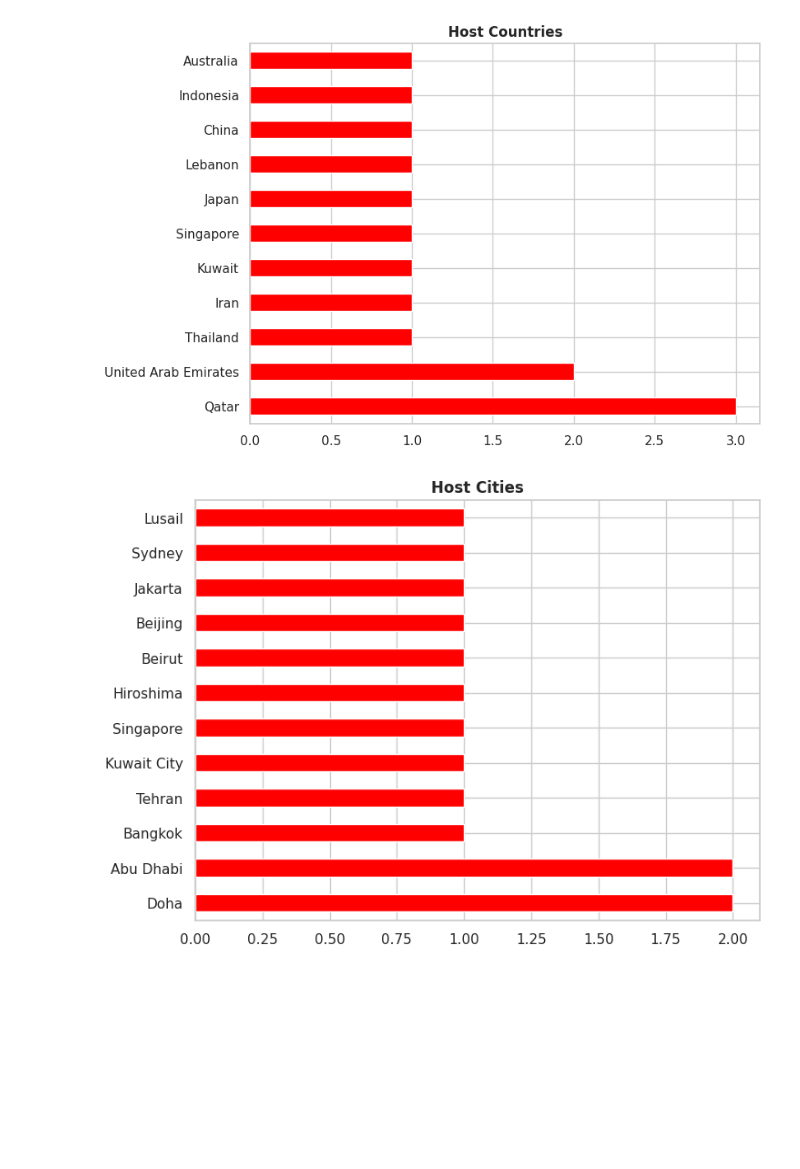
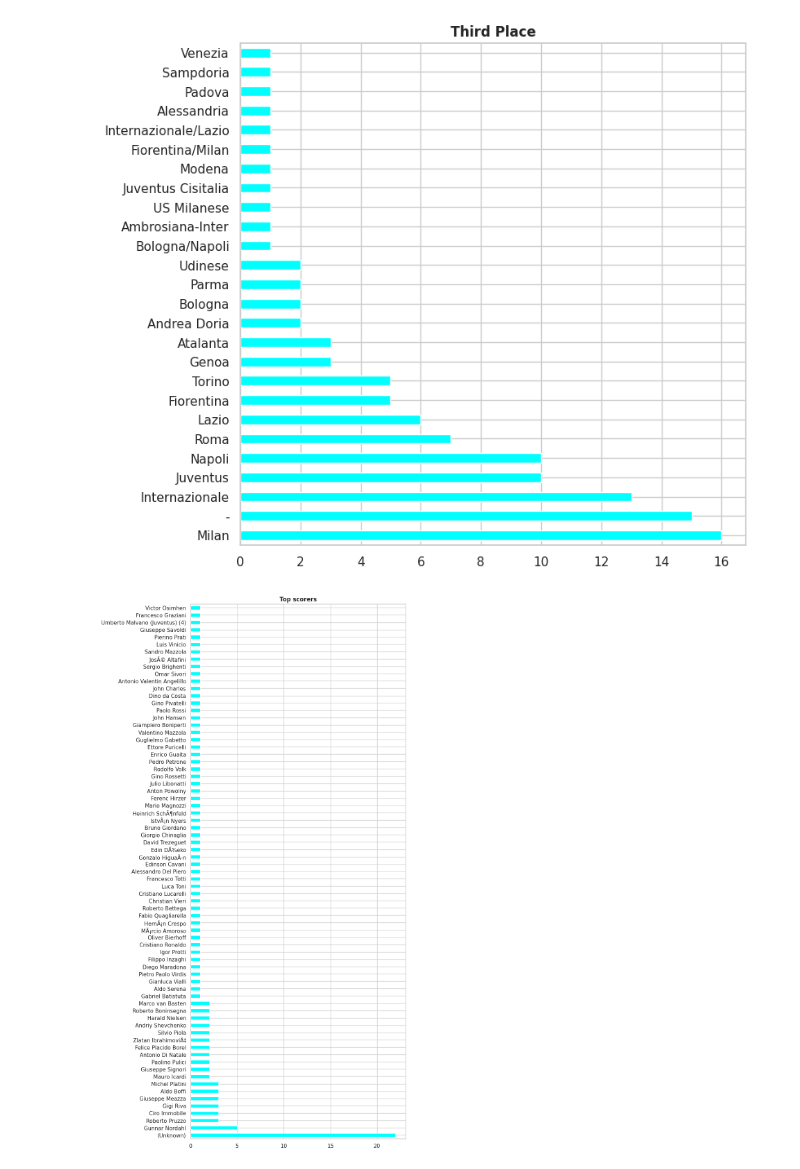
Before and after one commit to guilhermelaviola/SoccerCompetitionsStudy, a Jupyter notebook: SerieATIM.ipynb, the cells around one changed output. Drawn from its saved outputs; the diff is of its cells as text; code cells hidden in the pictures; blank space fills up the shorter version.

```diff
--- a/SerieATIM.ipynb
+++ b/SerieATIM.ipynb
@@ -10,9 +10,9 @@ sns.set(style = 'whitegrid')
 plt.style.use('seaborn-pastel')
 # %%
 # Importing the dataset:
-nt_tournaments = pd.ExcelFile('NT_tournaments_finals.xlsx')
-ac = pd.read_excel(nt_tournaments, 'AFC Asian Cup finals')
+italian_football = pd.ExcelFile('Italian Football.xlsx')
+sa = pd.read_excel(italian_football, 'Serie A TIM')
 
 # Displaying the last 5 champions:
-ac.tail()
+sa.tail()
 # %% [output]
@@ -66,17 +88,17 @@ plt.show()
 # %%
-# Displaying host countries by nation:
-ac['Host country'].value_counts().plot(kind = 'barh', color = 'red', figsize = (8, 6))
+# Displaying winners:
+sa['Third Place'].value_counts().plot(kind = 'barh', color = 'cyan', figsize = (8, 8))
 plt.ylabel(None)
-plt.title('Host Countries', fontweight = 'bold')
+plt.title('Third Place', fontweight = 'bold')
 plt.show()
 # %% [output]
-[figure, old version]
+[figure, new version]
 # %%
-# Displaying cities that hosted finals:
-ac['Host city'].value_counts().plot(kind = 'barh', color = 'red', figsize = (8, 6))
+# Displaying top scorers:
+sa['Top scorer 1'].value_counts().plot(kind = 'barh', color = 'cyan', figsize = (8, 20))
 plt.ylabel(None)
-plt.title('Host Cities', fontweight = 'bold')
+plt.title('Top scorers', fontweight = 'bold')
 plt.show()
 # %% [output]
-[figure, old version]
+[figure, new version]
 # %%
```
Also changed, not shown: parts of 12 cells of this notebook.
